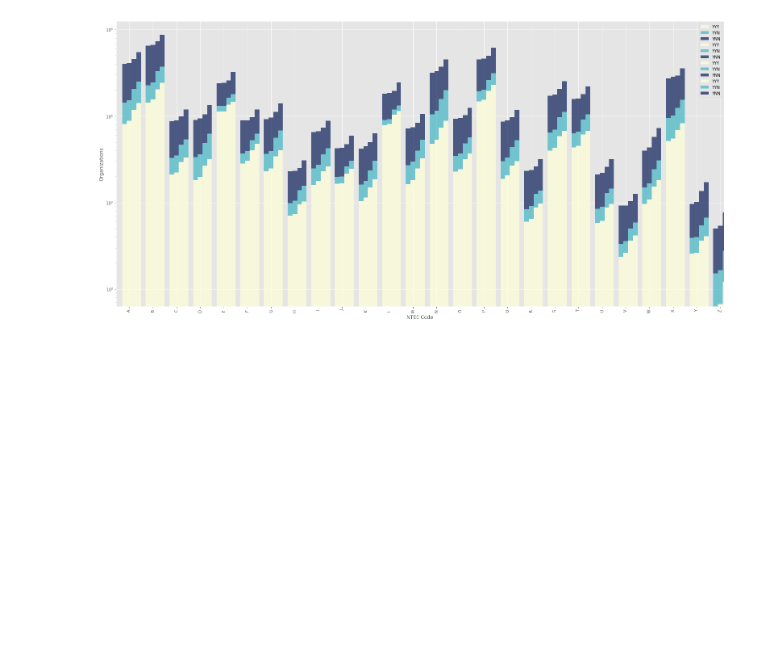
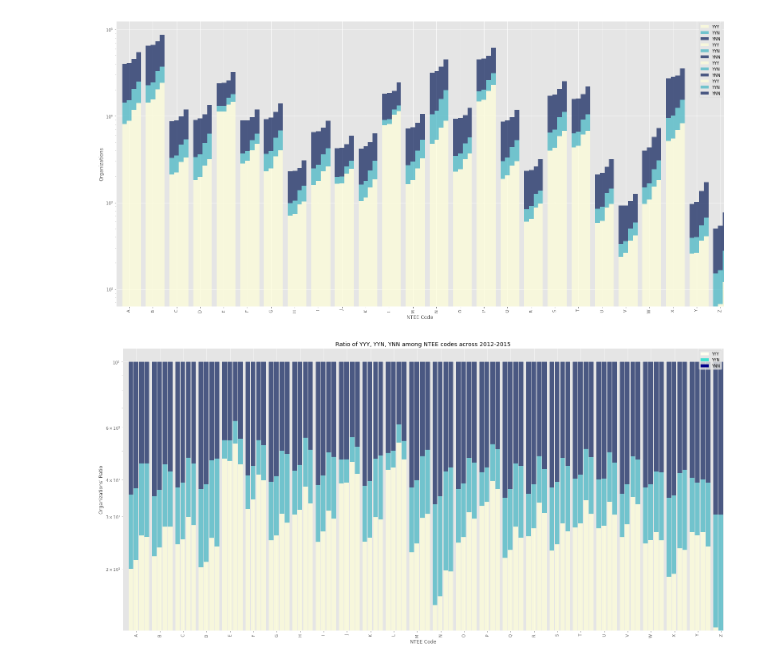
Before and after one commit to ma-ji/npo_classifier, a Jupyter notebook: codes/data_analysis/Distributions.ipynb, the cells around one changed output. Cells and saved outputs as stored; diff of their text form; code cells hidden in the pictures; blank space fills up the shorter version.

```diff
--- a/codes/Distributions.ipynb
+++ b/codes/data_analysis/Distributions.ipynb
@@ -168,3 +168,91 @@ fig.savefig('Dist_YlGnBu.png', bbox_inches='tight')
 #df2[['abuse','nff']].plot(kind='bar', stacked=True)
 # %% [output]
 [figure]
+# %%
+%matplotlib inline
+import numpy as np
+import matplotlib.pyplot as plt
+import pandas as pd
+import matplotlib.patches as mpatches
+
+plt.style.use('ggplot')
+plt.rcParams['figure.figsize'] = [27, 13]
+years = [2015, 2014, 2013, 2012]
+positions = [-1.7, -0.6, 0.6, 1.7]
+fig, ax = plt.subplots()
+
+for i in range(0,4):
+
+    year = years[i]
+    df_dist = pd.read_pickle('../data/'+str(year)+'/MasterData_'+str(year)+'.pkl.gz')
+
+    #     NTEE | IRS_URL | TEXTTYPE |  DataFrame
+    #   ----------------------------------------
+    #     Yes  |    Yes  |    Yes    |   YYY
+    #     Yes  |    Yes  |    No     |   YYN
+    #     Yes  |    No   |    No     |   YNN
+    #     No   |   Yes   |    Yes    |   NYY
+    #     No   |   Yes   |    No     |   NYN
+    #     No   |    No   |    No     |   NNN [Doesn't Exist in this dataset]
+
+    #Keeping in mind that one organization may have more than one rows depending on number of tags found
+    #If proportion of organizations is to be measured, drop_duplicates('EIN') must be implemeted.
+
+    YYY = df_dist[(df_dist.NTEE.notna()) & (df_dist.IRS_URL.notna()) & (df_dist.TEXTTYPE.notna())]
+    YYN = df_dist[(df_dist.NTEE.notna()) & (df_dist.IRS_URL.notna()) & (df_dist.TEXTTYPE.isna())]
+    YNN = df_dist[(df_dist.NTEE.notna()) & (df_dist.IRS_URL.isna()) & (df_dist.TEXTTYPE.isna())]
+    NYY = df_dist[(df_dist.NTEE.isna()) & (df_dist.IRS_URL.notna()) & (df_dist.TEXTTYPE.notna())]
+    NYN = df_dist[(df_dist.NTEE.isna()) & (df_dist.IRS_URL.notna()) & (df_dist.TEXTTYPE.isna())]
+    NYN = df_dist[(df_dist.NTEE.isna()) & (df_dist.IRS_URL.notna()) & (df_dist.TEXTTYPE.isna())]
+
+    #print(year, ": NYY", len(NYY), ", NYN: ", len(NYN))
+    total_URL = len(df_dist[df_dist.IRS_URL.notna()].drop_duplicates('IRS_URL'))
+    total_ORG = len(df_dist.drop_duplicates('EIN'))
+
+    Org_CatURL = pd.DataFrame(YYY.drop_duplicates('EIN')['NTEE'])
+    Dist_CatURL = Org_CatURL.apply(pd.value_counts).sort_index()
+
+    Cat_MissingTXT = pd.DataFrame(YYN.drop_duplicates('EIN')['NTEE'])
+    Dist_CatMissingTXT = Cat_MissingTXT.apply(pd.value_counts).sort_index()
+
+    Cat_MissingURL = pd.DataFrame(YNN.drop_duplicates('EIN')['NTEE'])
+    Dist_CatMissingURL = Cat_MissingURL.apply(pd.value_counts).sort_index()
+
+    df = pd.DataFrame()
+    df['YYY'] = Dist_CatURL['NTEE']
+    df['YYN'] = Dist_CatMissingTXT['NTEE']
+    df['YNN'] = Dist_CatMissingURL['NTEE']
+
+    df['totals'] = [i + j + k for i,j,k in zip(df['YYY'], df['YYN'], df['YNN'] )]
+    df['yyy_rel'] = [i / j * 100 for  i,j in zip(df['YYY'], df['totals'])]
+    df['yyn_rel'] = [i / j * 100 for  i,j in zip(df['YYN'], df['totals'])]
+    df['ynn_rel'] = [i / j * 100 for  i,j in zip(df['YNN'], df['totals'])]
+
+    df[['yyy_rel', 'yyn_rel', 'ynn_rel']].plot.bar(stacked=True, log=True,label = False,
+                                        width=0.2, position=positions[i], colormap="YlGnBu", ax=ax, alpha=0.7)
+
+
+
+plt.xlabel("NTEE Code")
+plt.ylabel("Organizations' Ratio")
+plt.title("Ratio of YYY, YYN, YNN among NTEE codes across 2012-2015")
+
+yellow = mpatches.Patch(color="ivory", label='YYY')
+turquoise = mpatches.Patch(color="turquoise", label='YYN')
+blue = mpatches.Patch(color="darkblue", label='YNN')
+plt.legend(handles=[yellow, turquoise, blue], loc="upper right")
+
+'''
+rects = ax.patches
+
+# Make some labels.
+labels = ["label%d" % i for i in range(len(rects))]
+
+for rect, label in zip(rects, labels):
+    height = rect.get_height()
+    ax.text(rect.get_x() + rect.get_width() / 2, height + 5, label)
+'''
+plt.show()
+fig.savefig('../data/plot_distributions/distribution_ratio.png', bbox_inches='tight')
+# %% [output]
+[figure, added]
```
Also changed, not shown: 20 other files.
